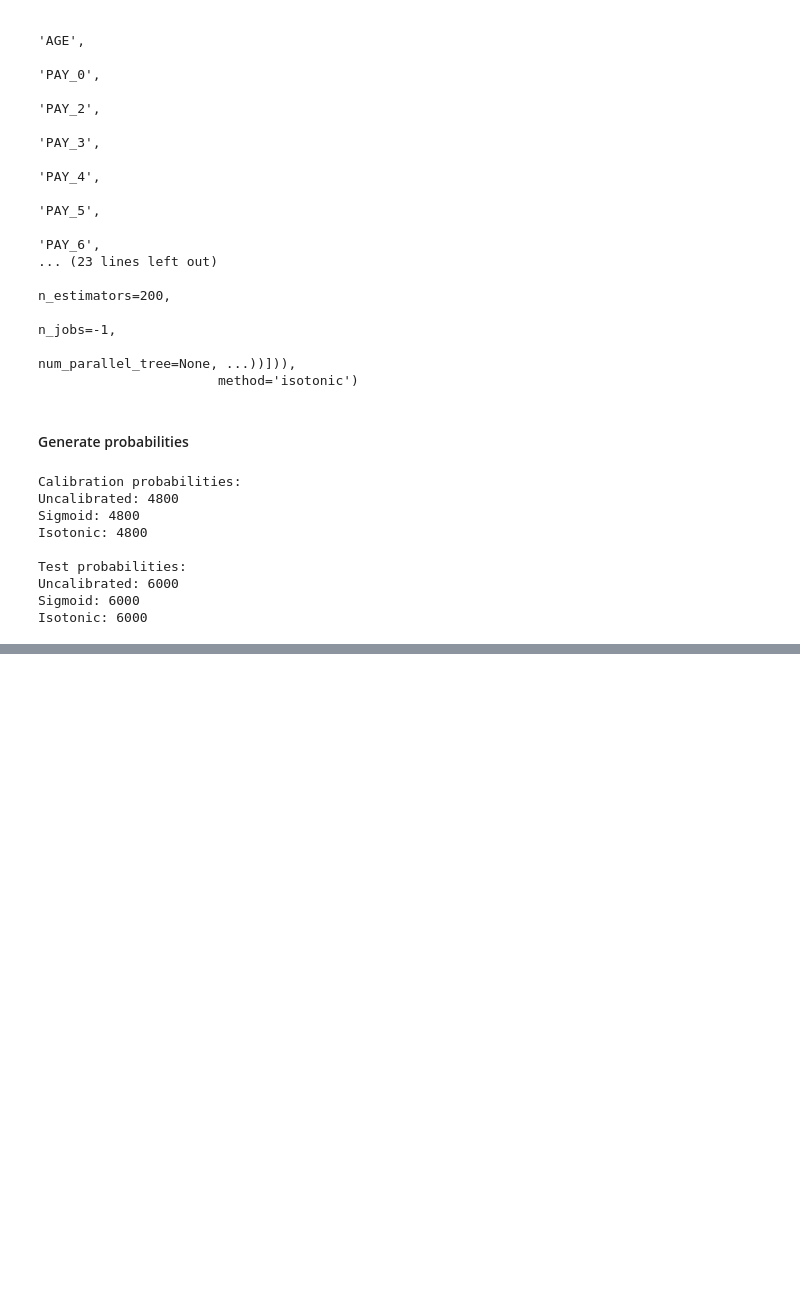
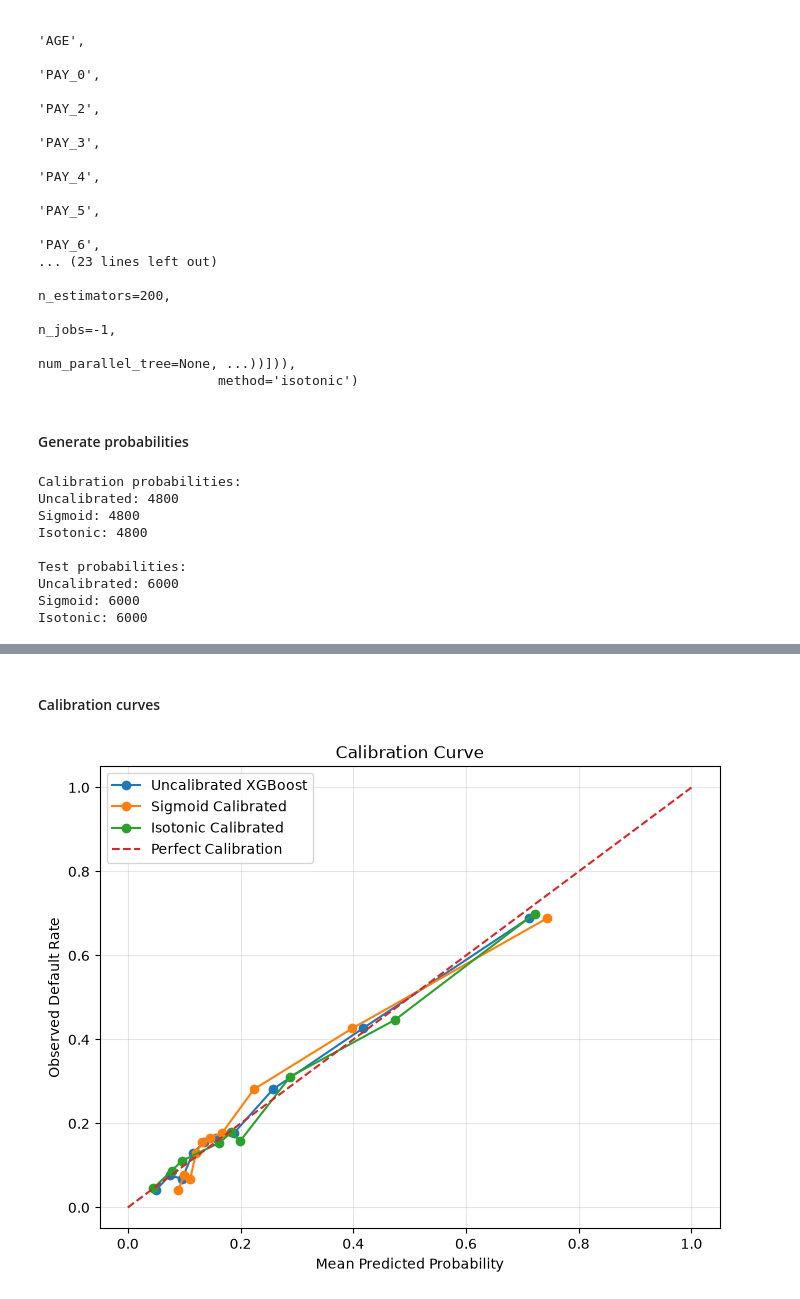
Before and after one commit to chamudi01/Credit-Risk-Scoring-System, a Jupyter notebook: notebooks/07_probability_calibration.ipynb, the cells around one changed output, grey strips where cells are left out. Cells and saved outputs as stored; diff of their text form; code cells hidden in the pictures; blank space fills up the shorter version.

```diff
--- a/notebooks/07_probability_calibration.ipynb
+++ b/notebooks/07_probability_calibration.ipynb
@@ -800,0 +960,64 @@ Isotonic: 6000
+# %% [markdown]
+#### Calibration curves
+# %%
+# CALIBRATION CURVES
+
+fraction_uncal, mean_uncal = calibration_curve(
+    y_test,
+    test_prob_uncalibrated,
+    n_bins=10,
+    strategy="quantile"
+)
+
+fraction_sigmoid, mean_sigmoid = calibration_curve(
+    y_test,
+    test_prob_sigmoid,
+    n_bins=10,
+    strategy="quantile"
+)
+
+fraction_isotonic, mean_isotonic = calibration_curve(
+    y_test,
+    test_prob_isotonic,
+    n_bins=10,
+    strategy="quantile"
+)
+
+plt.figure(figsize=(8, 6))
+
+plt.plot(
+    mean_uncal,
+    fraction_uncal,
+    marker="o",
+    label="Uncalibrated XGBoost"
+)
+
+plt.plot(
+    mean_sigmoid,
+    fraction_sigmoid,
+    marker="o",
+    label="Sigmoid Calibrated"
+)
+
+plt.plot(
+    mean_isotonic,
+    fraction_isotonic,
+    marker="o",
+    label="Isotonic Calibrated"
+)
+
+plt.plot(
+    [0, 1],
+    [0, 1],
+    linestyle="--",
+    label="Perfect Calibration"
+)
+
+plt.xlabel("Mean Predicted Probability")
+plt.ylabel("Observed Default Rate")
+plt.title("Calibration Curve")
+plt.legend()
+plt.grid(alpha=0.3)
+plt.show()
+# %% [output]
+[figure, added]
```
Also changed, not shown: parts of 43 cells of this notebook.
